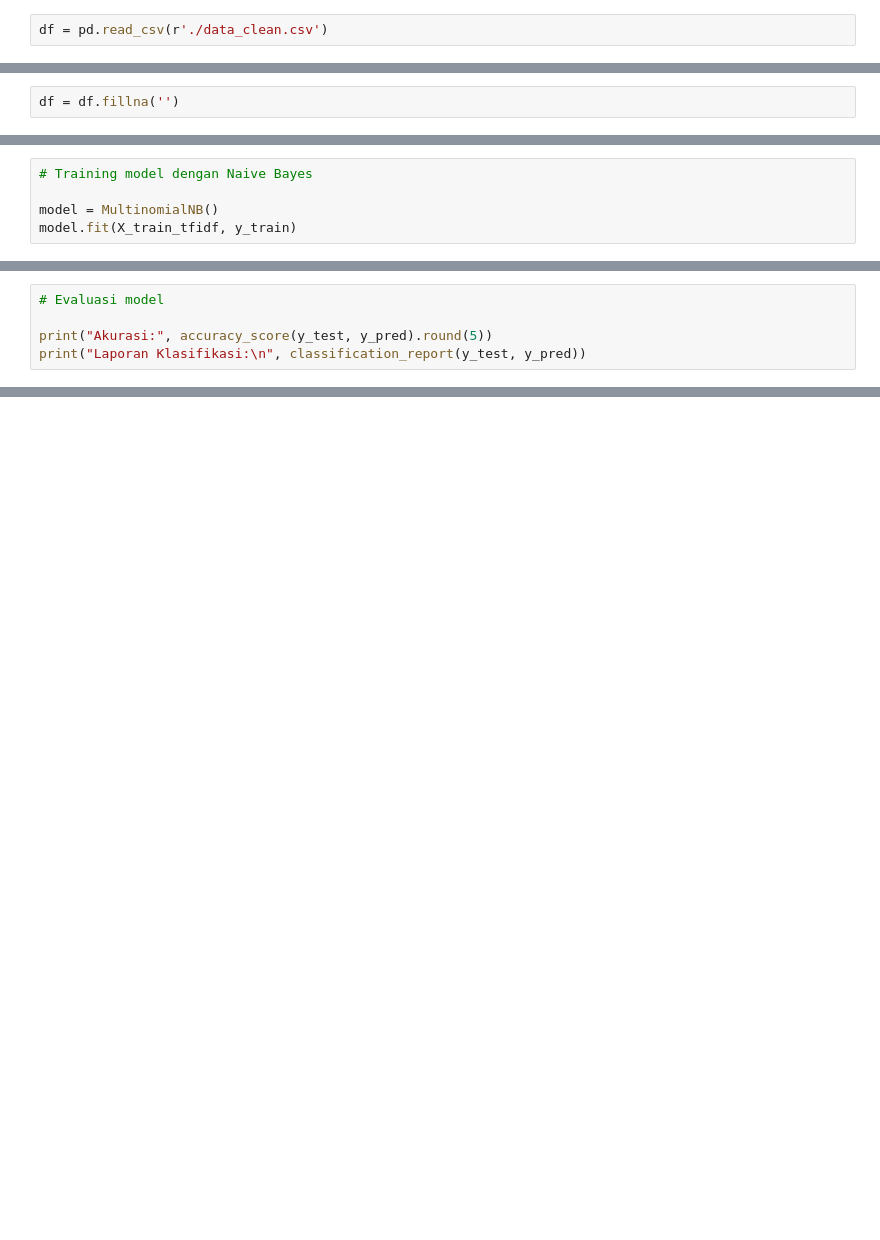
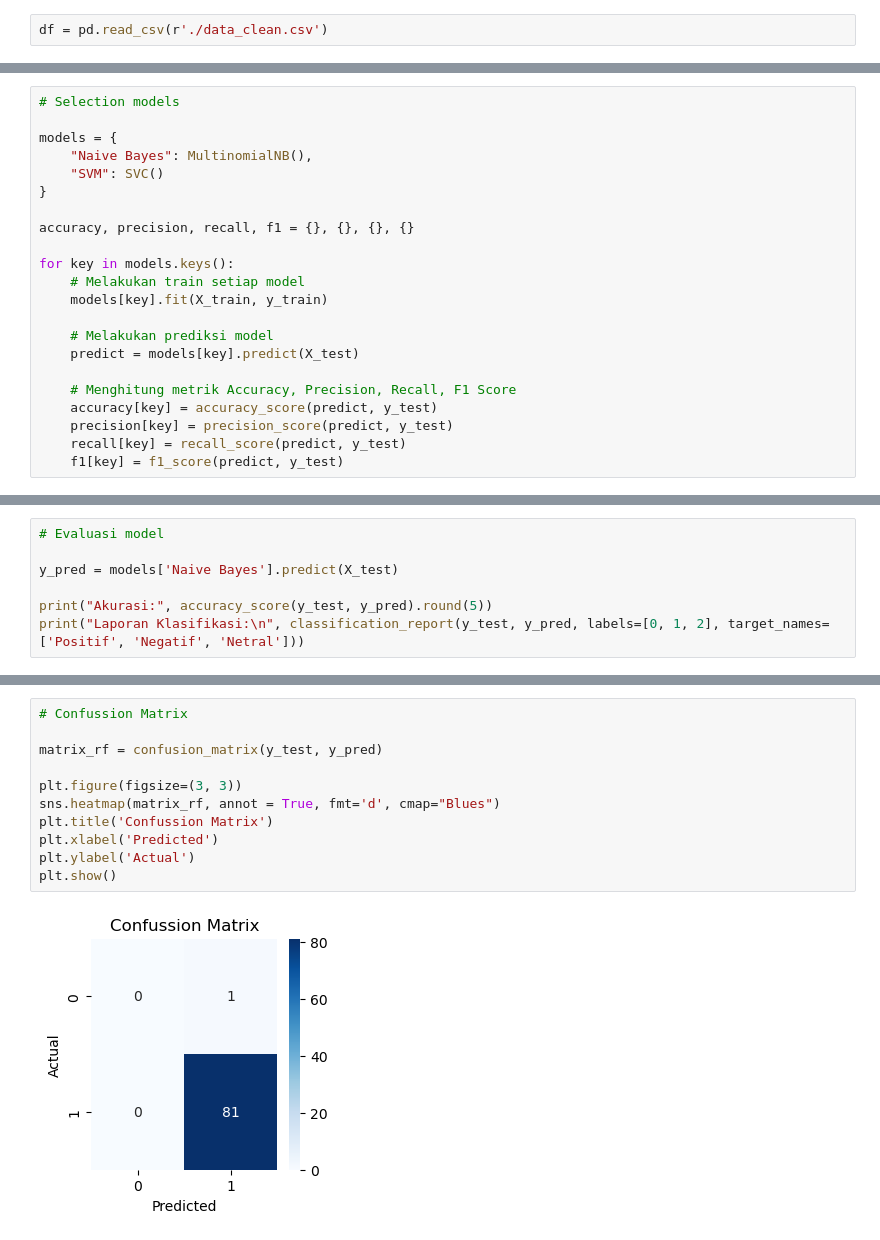
Before and after one commit to HafiizhTH/Sentiment-Analysis, a Jupyter notebook: instagram/modeling.ipynb, the cells around one changed output, grey strips where cells are left out. Saved outputs shown, nothing was run; the diff lists cells and outputs as text; blank space fills up the shorter version.

```diff
--- a/instagram/modeling.ipynb
+++ b/instagram/modeling.ipynb
@@ -17,8 +21,6 @@ df.head(2)
 |  | username | komentar | clean_comment | stem_comment | tokens | label |
 | 0 | kompascom | KOREKSI: Dalam infografis tertuli... | koreksi infografis tertulis perio... | koreksi infografis tulis periode ... | ['koreksi', 'infografis', 'tulis'... | netral |
 | 1 | noto.aries.3 | Pdip dukung anies aja, agar bisa ... | pdip dukung anies aja menang saki... | pdip dukung anies aja menang saki... | ['pdip', 'dukung', 'anies', 'aja'... | netral |
-# %%
-df = df.fillna('')
 # %%
 # Train test split
 
@@ -35,5 +42,0 @@ X_test_tfidf = vectorizer.transform(X_test)
-# %%
-# Training model dengan Naive Bayes
-
-model = MultinomialNB()
-model.fit(X_train_tfidf, y_train)
@@ -45,0 +82,22 @@ y_pred = model.predict(X_test_tfidf)
+# %%
+# Selection models
+
+models = {
+    "Naive Bayes": MultinomialNB(),
+    "SVM": SVC()
+}
+
+accuracy, precision, recall, f1 = {}, {}, {}, {}
+
+for key in models.keys():
+    # Melakukan train setiap model
+    models[key].fit(X_train, y_train)
+
+    # Melakukan prediksi model
+    predict = models[key].predict(X_test)
+
+    # Menghitung metrik Accuracy, Precision, Recall, F1 Score
+    accuracy[key] = accuracy_score(predict, y_test)
+    precision[key] = precision_score(predict, y_test)
+    recall[key] = recall_score(predict, y_test)
+    f1[key] = f1_score(predict, y_test)
@@ -46,8 +118,10 @@ y_pred = model.predict(X_test_tfidf)
 # %%
 # Evaluasi model
 
+y_pred = models['Naive Bayes'].predict(X_test)
+
 print("Akurasi:", accuracy_score(y_test, y_pred).round(5))
-print("Laporan Klasifikasi:\n", classification_report(y_test, y_pred))
+print("Laporan Klasifikasi:\n", classification_report(y_test, y_pred, labels=[0, 1, 2], target_names=['Positif', 'Negatif', 'Netral']))
 # %% [output]
 Akurasi: 0.9878
 Laporan Klasifikasi:
@@ -61 +136,14 @@ Laporan Klasifikasi:
 weighted avg       0.98      0.99      0.98        82
+# %%
+# Confussion Matrix
+
+matrix_rf = confusion_matrix(y_test, y_pred)
+
+plt.figure(figsize=(3, 3))
+sns.heatmap(matrix_rf, annot = True, fmt='d', cmap="Blues")
+plt.title('Confussion Matrix')
+plt.xlabel('Predicted')
+plt.ylabel('Actual')
+plt.show()
+# %% [output]
+[figure, added]
```
Also changed, not shown: parts of 10 cells of this notebook, 1 other file.
